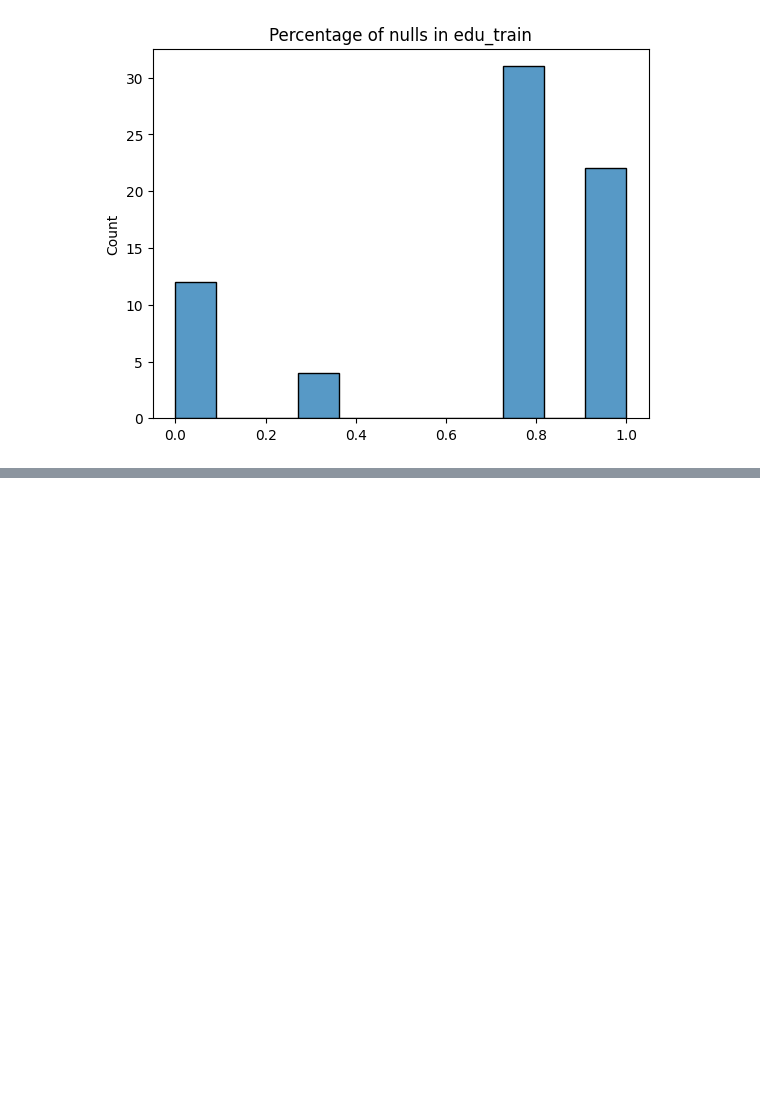
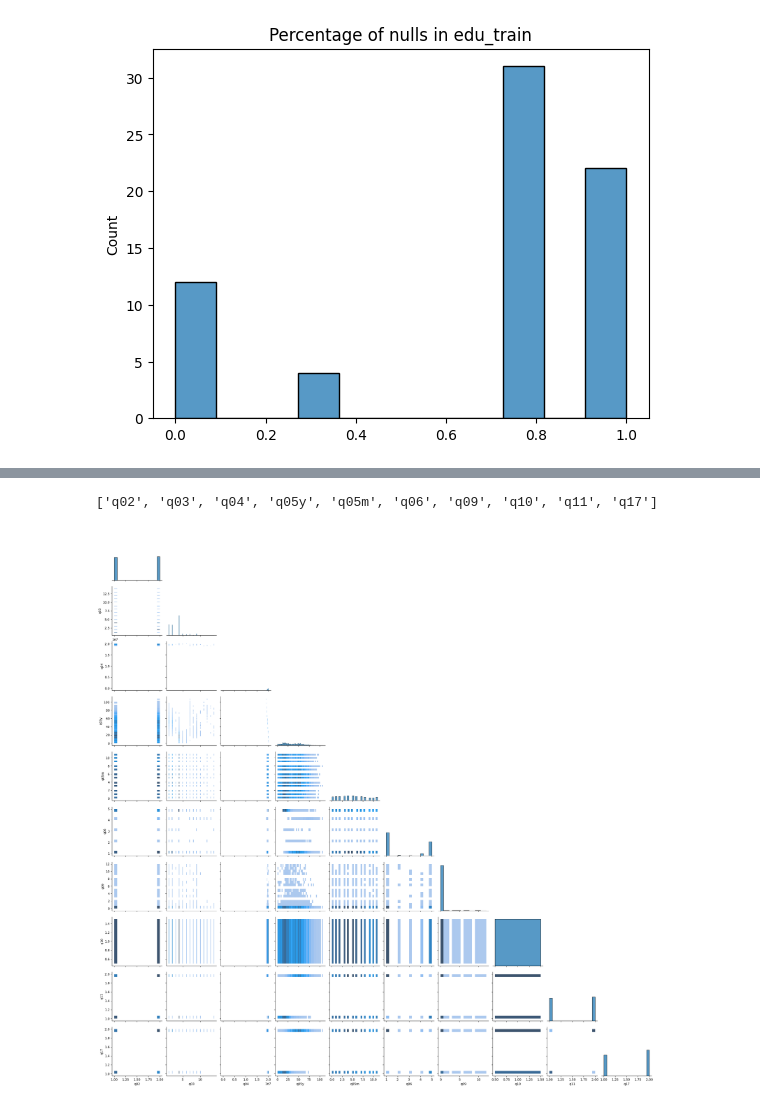
Before and after one commit to BorisLeung/STA841Kaggle, a Jupyter notebook: eda.ipynb, the cells around one changed output, grey strips where cells are left out. Saved outputs shown, nothing was run; the diff lists cells and outputs as text; code cells hidden in the pictures; blank space fills up the shorter version.

```diff
--- a/eda.ipynb
+++ b/eda.ipynb
@@ -126,0 +168,17 @@ print(valid_columns)
+# %%
+# same as edu_train
+threshold = 0.2
+valid_columns = house_train.isnull().sum(axis=0) / house_train.shape[0] < threshold
+valid_columns = valid_columns[valid_columns].index.tolist()
+
+# they don't seem to have correlations, so I'm removing them from the plot for clarity
+valid_columns.remove("psu")
+valid_columns.remove("hh")
+valid_columns.remove("hhid")  # this is just combination of psu and hh
+valid_columns.remove("idcode")
+
+sns.pairplot(house_train[valid_columns], kind="hist", corner=True)
+print(valid_columns)
+# %% [output]
+['q02', 'q03', 'q04', 'q05y', 'q05m', 'q06', 'q09', 'q10', 'q11', 'q17']
+[figure, added]
```
Also changed, not shown: parts of 8 cells of this notebook.
